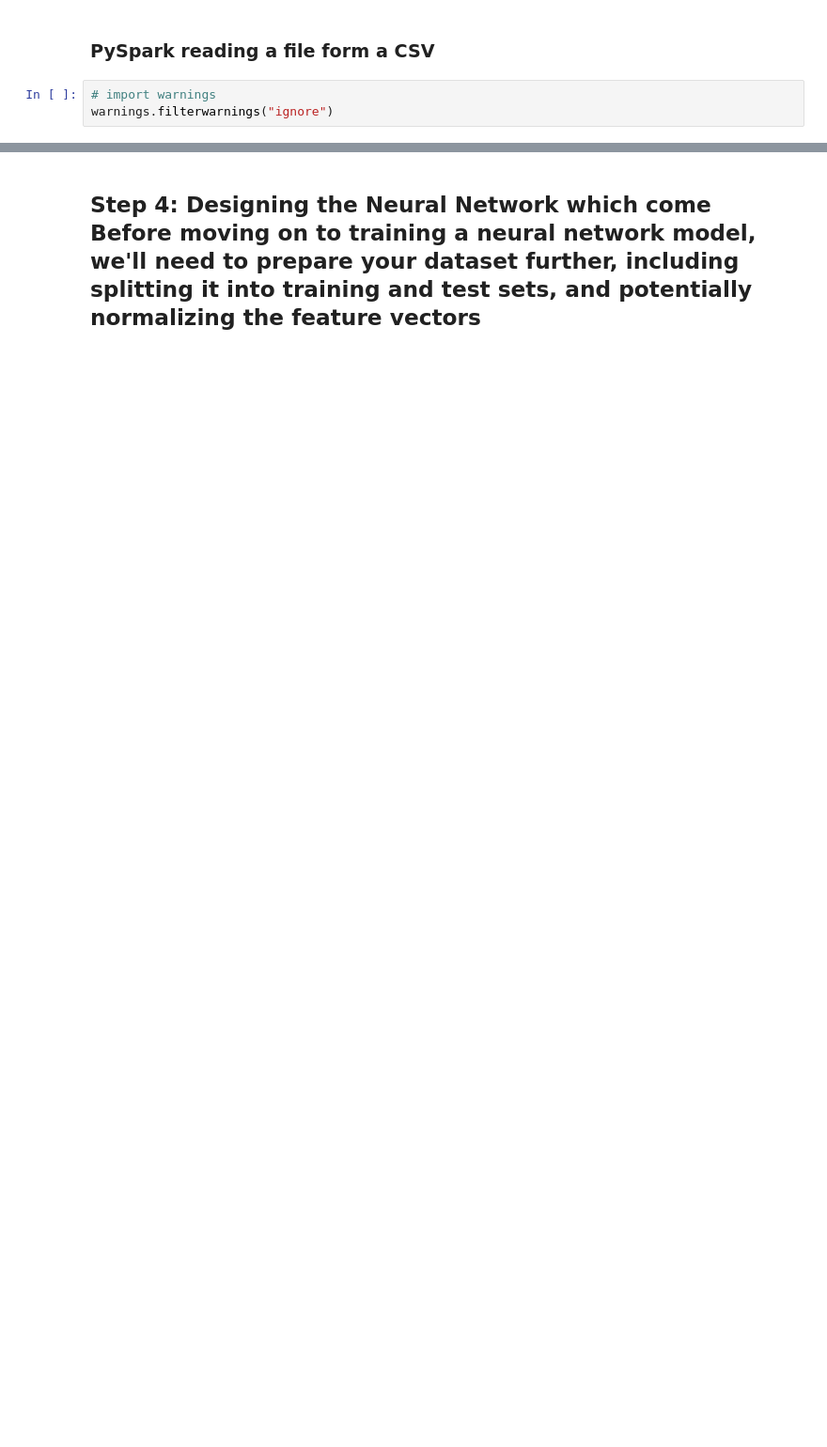
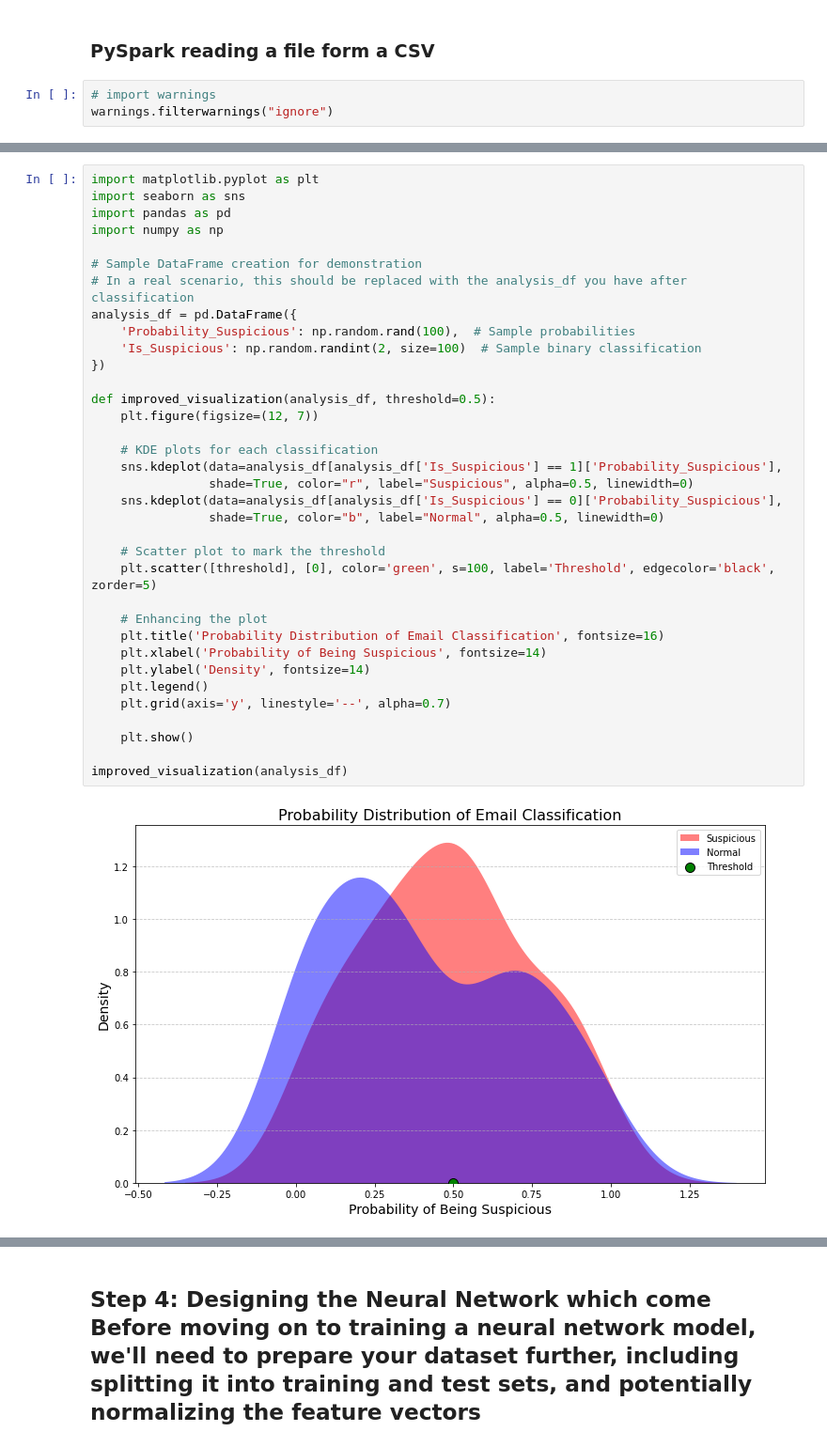
Before and after one commit to bconti8/CA1-Sem-2-MSc-in-Data-Analytics, a Jupyter notebook: CA1S2_Jupyter_File.ipynb, the cells around one changed output, grey strips where cells are left out. Shown at 94% size. Drawn from its saved outputs; the diff is of its cells as text; blank space fills up the shorter version.

```diff
--- a/CA1S2_Jupyter_File.ipynb
+++ b/CA1S2_Jupyter_File.ipynb
@@ -418,0 +523,37 @@ only showing top 20 rows
+# %%
+import matplotlib.pyplot as plt
+import seaborn as sns
+import pandas as pd
+import numpy as np
+
+# Sample DataFrame creation for demonstration
+# In a real scenario, this should be replaced with the analysis_df you have after classification
+analysis_df = pd.DataFrame({
+    'Probability_Suspicious': np.random.rand(100),  # Sample probabilities
+    'Is_Suspicious': np.random.randint(2, size=100)  # Sample binary classification
+})
+
+def improved_visualization(analysis_df, threshold=0.5):
+    plt.figure(figsize=(12, 7))
+
+    # KDE plots for each classification
+    sns.kdeplot(data=analysis_df[analysis_df['Is_Suspicious'] == 1]['Probability_Suspicious'],
+                shade=True, color="r", label="Suspicious", alpha=0.5, linewidth=0)
+    sns.kdeplot(data=analysis_df[analysis_df['Is_Suspicious'] == 0]['Probability_Suspicious'],
+                shade=True, color="b", label="Normal", alpha=0.5, linewidth=0)
+
+    # Scatter plot to mark the threshold
+    plt.scatter([threshold], [0], color='green', s=100, label='Threshold', edgecolor='black', zorder=5)
+
+    # Enhancing the plot
+    plt.title('Probability Distribution of Email Classification', fontsize=16)
+    plt.xlabel('Probability of Being Suspicious', fontsize=14)
+    plt.ylabel('Density', fontsize=14)
+    plt.legend()
+    plt.grid(axis='y', linestyle='--', alpha=0.7)
+
+    plt.show()
+
+improved_visualization(analysis_df)
+# %% [output]
+[figure, added]
```
Also changed, not shown: parts of 68 cells of this notebook.
